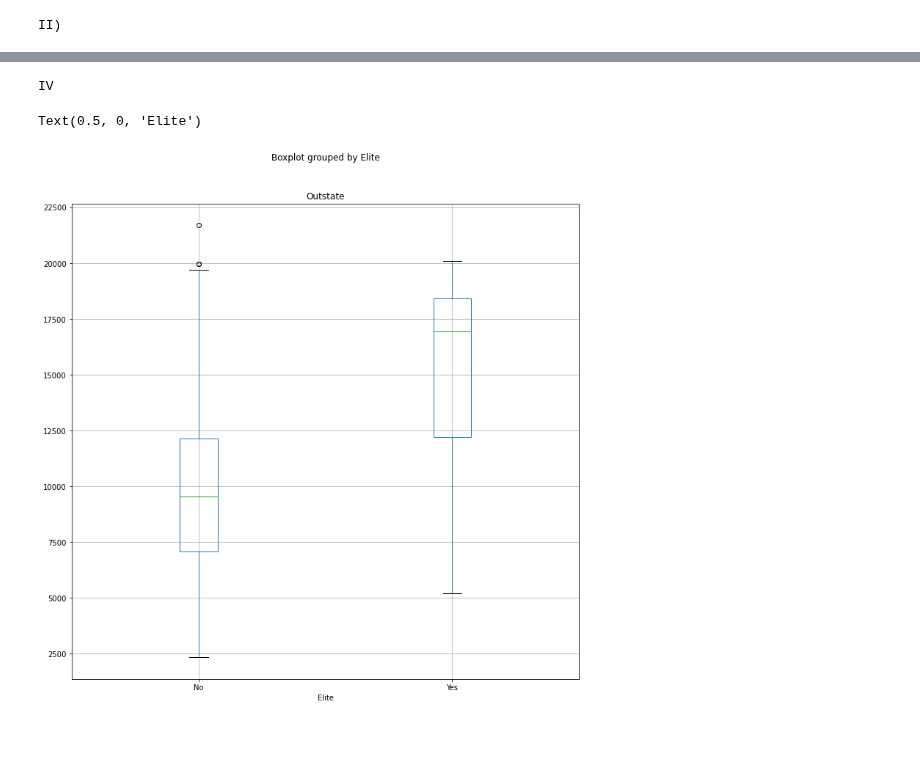
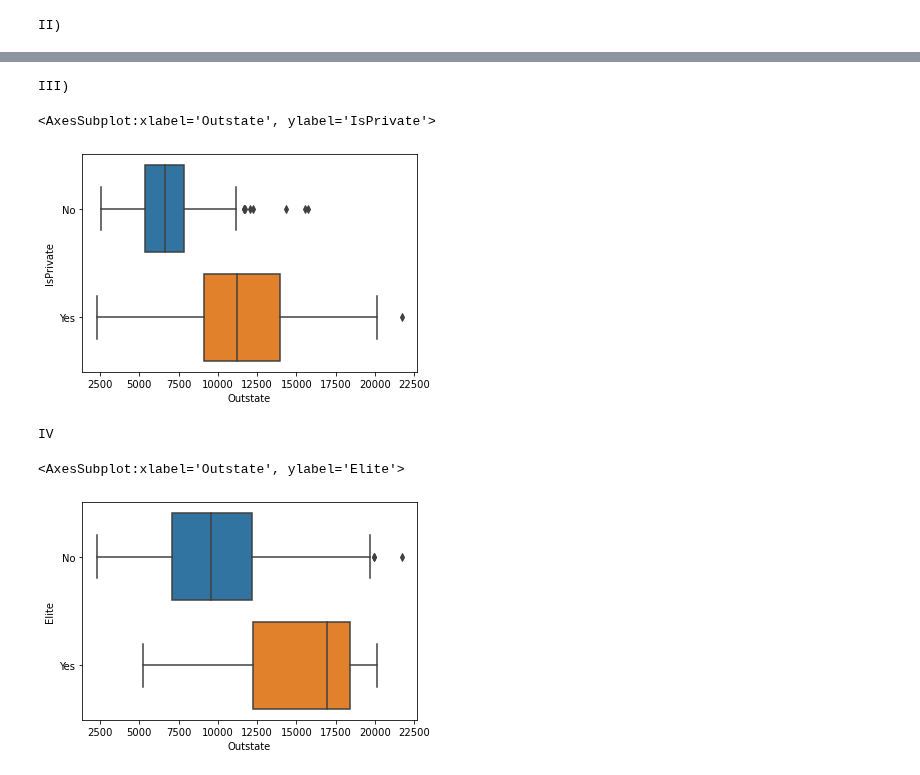
Before and after one commit to josinovmota/Defeating-An-introduction-to-statistical-learning, a Jupyter notebook: Exercises/2.4 Exercises/main.ipynb, the cells around one changed output, grey strips where cells are left out. Cells and saved outputs as stored; diff of their text form; code cells hidden in the pictures; blank space fills up the shorter version.

```diff
--- a/Exercises/2.4 Exercises/main.ipynb
+++ b/Exercises/2.4 Exercises/main.ipynb
@@ -287,18 +250,33 @@ III)
+# %%
+print('III)')
+#Criação de uma nova coluna categórica que compõe Yes ou No para cada dado Private
+dfnewprivate = df['Private']
+
+df['IsPrivate'] = dfnewprivate[dfnewprivate == 'Yes']
+
+df['IsPrivate'] = 'Yes'
+df.loc[df['Private'] == 'No', 'IsPrivate'] = 'No'
+df['IsPrivate'] = pd.Categorical(df['IsPrivate'])
+
+#Boxplot usando seaborn
+sns.boxplot(x=df.Outstate, y=df.IsPrivate)
+# %% [output]
+III)
+<AxesSubplot:xlabel='Outstate', ylabel='IsPrivate'>
+[figure, added]
 # %%
-print('IV')
-
+print('IV)')
+#Criação de uma nova coluna categórica que compõe Yes ou No, sendo Elite aqueles com top10perc > que 50 e No os < 50
 dfnew10 = df['Top10perc']
 
 df['Elite'] = dfnew10[dfnew10 > 50]
-
-df['Elite'].describe()
-
 df['Elite'] = 'No'
 df.loc[df['Top10perc'] > 50, 'Elite'] = 'Yes'
 df['Elite'] = pd.Categorical(df['Elite'])
 
-df.boxplot(column ='Outstate', by='Elite', figsize=(12,12))
+#Boxplot usando seaborn
+sns.boxplot(x=df['Outstate'], y=df['Elite'])
 # %% [output]
 IV
-Text(0.5, 0, 'Elite')
+<AxesSubplot:xlabel='Outstate', ylabel='Elite'>
-[figure, old version]
+[figure, new version]
```
Also changed, not shown: parts of 7 cells of this notebook.
